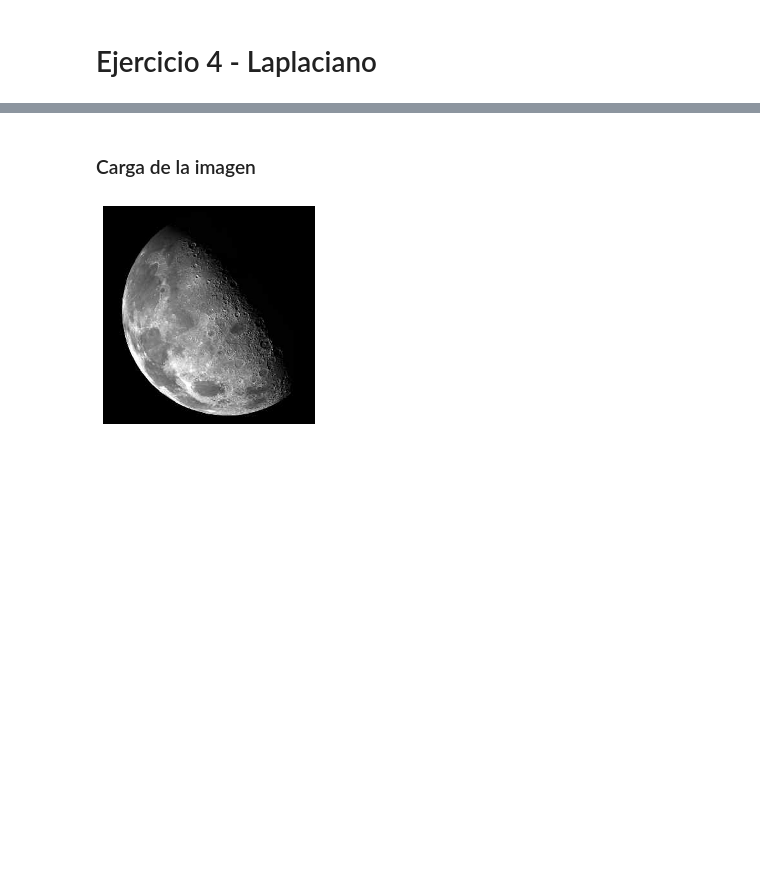
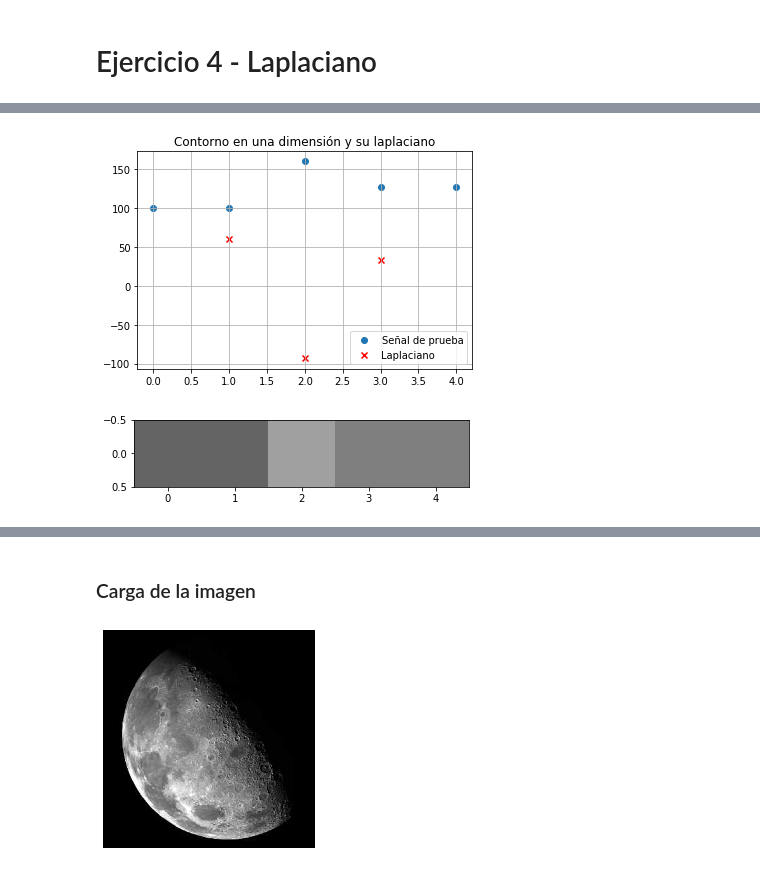
Before and after one commit to asp-image-dsp/image-processing-tp03, a Jupyter notebook: notebooks/ex4.ipynb, the cells around one changed output, grey strips where cells are left out. Cells and saved outputs as stored; diff of their text form; code cells hidden in the pictures; blank space fills up the shorter version.

```diff
--- a/notebooks/ex4.ipynb
+++ b/notebooks/ex4.ipynb
@@ -8,0 +12,16 @@ import matplotlib.pyplot as plt
+# %%
+test_x = np.array([100, 100, 160, 127, 127])
+indexes = np.array(range(1, len(test_x) - 1))
+test_lap = test_x[indexes+1] + test_x[indexes-1] - 2*test_x[indexes]
+plt.figure()
+plt.title('Contorno en una dimensión y su laplaciano')
+plt.scatter(range(len(test_x)),test_x, label='Señal de prueba')
+plt.scatter(indexes, test_lap, color='r', label='Laplaciano', marker='x')
+plt.legend(loc='lower right')
+plt.grid()
+plt.show()
+plt.imshow(np.tile(test_x, 1).reshape(1,len(test_x)), cmap='gray', vmin=0, vmax=255)
+plt.show()
+# %% [output]
+[figure, added]
+[figure, added]
```
Also changed, not shown: parts of 10 cells of this notebook, 1 other file.
